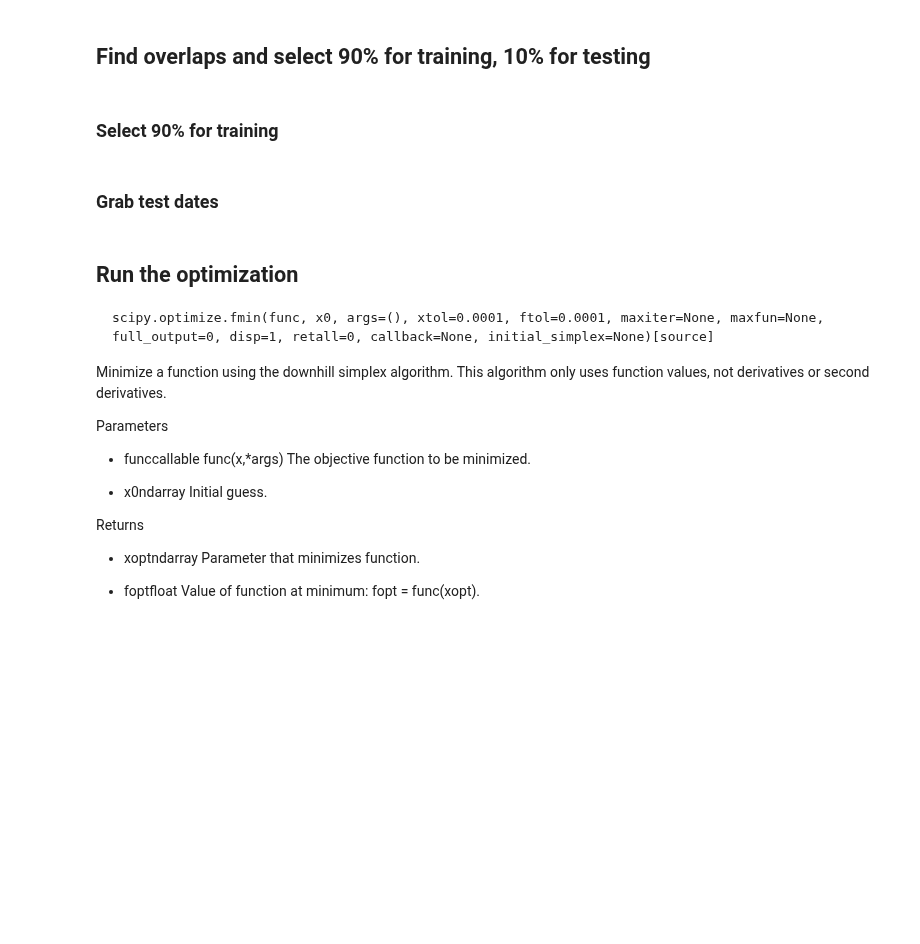
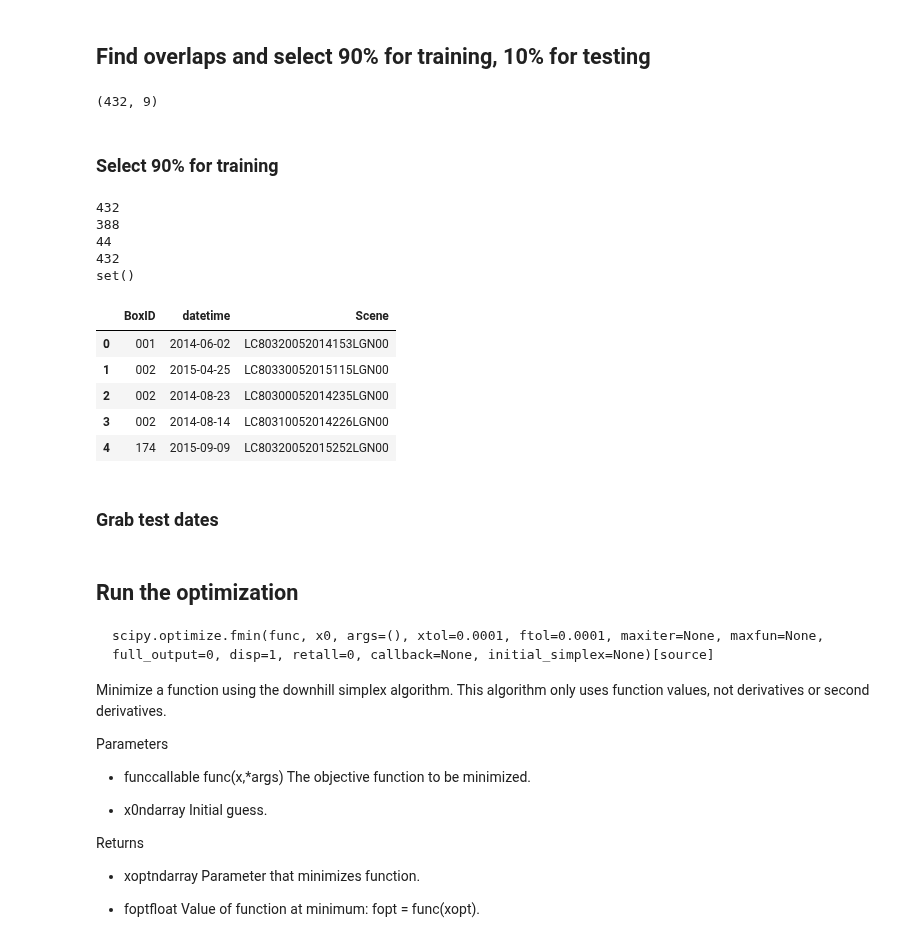
Before and after one commit to jukesliu/automated-glacier-terminus, a Jupyter notebook: Optimization.ipynb, the cells around one changed output. Saved outputs shown, nothing was run; the diff lists cells and outputs as text; code cells hidden in the pictures; blank space fills up the shorter version.

```diff
--- a/Optimization.ipynb
+++ b/Optimization.ipynb
@@ -39,9 +55,11 @@ sg_path = '/home/jukes/Documents/Sample_glaciers/'
 # %% [markdown]
 ## Find overlaps and select 90% for training, 10% for testing
 # %%
-# overlap_df = manual_df.merge(automated_df, how='inner', on=['datetimes'])
-# overlap_df = overlap_df.drop(['Line_x', 'Line_y'], axis=1)
-# overlap_df = overlap_df.drop_duplicates(['BoxID','datetimes'])
-# overlap_df = overlap_df.sort_values(by=['BoxID','datetimes'], ascending=True)
-# overlap_df.shape
+overlap_df = manual_df.merge(automated_df, how='inner', on=['datetimes'])
+overlap_df = overlap_df.drop(['Line_x', 'Line_y'], axis=1)
+overlap_df = overlap_df.drop_duplicates(['BoxID','datetimes'])
+overlap_df = overlap_df.sort_values(by=['BoxID','datetimes'], ascending=True)
+overlap_df.shape
+# %% [output]
+(432, 9)
 # %%
@@ -53,32 +71,45 @@ sg_path = '/home/jukes/Documents/Sample_glaciers/'
 # %% [markdown]
 ### Select 90% for training
 # %%
-# N = len(dates); print(N)
+N = len(dates); print(N)
 
-# #pick a random sample of dates for training
-# train_dates = random.sample(dates, int(N*0.9))
-# print(len(train_dates))
-# # print(train_dates)
+#pick a random sample of dates for training
+train_dates = random.sample(dates, int(N*0.9))
+print(len(train_dates))
+# print(train_dates)
 
-# #grab remaining for testing
-# test_dates = []
-# for date in dates:
-#     if date not in train_dates:
-#         test_dates.append(date)
-# print(len(test_dates))
-# # print(test_dates)
+#grab remaining for testing
+test_dates = []
+for date in dates:
+    if date not in train_dates:
+        test_dates.append(date)
+print(len(test_dates))
+# print(test_dates)
 
-# #Check that they don't overlap, should return empty
-# print(len(train_dates)+len(test_dates)); print(set(train_dates).intersection(test_dates))
+#Check that they don't overlap, should return empty
+print(len(train_dates)+len(test_dates)); print(set(train_dates).intersection(test_dates))
+# %% [output]
+432
+388
+44
+432
+set()
 # %%
-# boxes = []; imgdates = []; scenes = []
+boxes = []; imgdates = []; scenes = []
 
-# for td in train_dates:
-#     BoxID, imgdate, scene = td.split(',')
-#     boxes.append(BoxID); imgdates.append(imgdate); scenes.append(scene)
+for td in train_dates:
+    BoxID, imgdate, scene = td.split(',')
+    boxes.append(BoxID); imgdates.append(imgdate); scenes.append(scene)
 
-# train_df = pd.DataFrame(list(zip(boxes, imgdates, scenes)), columns=['BoxID', 'datetime', 'Scene'])
-# train_df.head()
+train_df = pd.DataFrame(list(zip(boxes, imgdates, scenes)), columns=['BoxID', 'datetime', 'Scene'])
+train_df.head()
+# %% [output]
+|  | BoxID | datetime | Scene |
+| 0 | 001 | 2014-06-02 | LC80320052014153LGN00 |
+| 1 | 002 | 2015-04-25 | LC80330052015115LGN00 |
+| 2 | 002 | 2014-08-23 | LC80300052014235LGN00 |
+| 3 | 002 | 2014-08-14 | LC80310052014226LGN00 |
+| 4 | 174 | 2015-09-09 | LC80320052015252LGN00 |
 # %%
 # #export to csv and text
 # train_df.to_csv(basepath+'/Manual/train.csv', sep=',', index=False, header=False)
```
Also changed, not shown: parts of 9 cells of this notebook, 4 other files.
